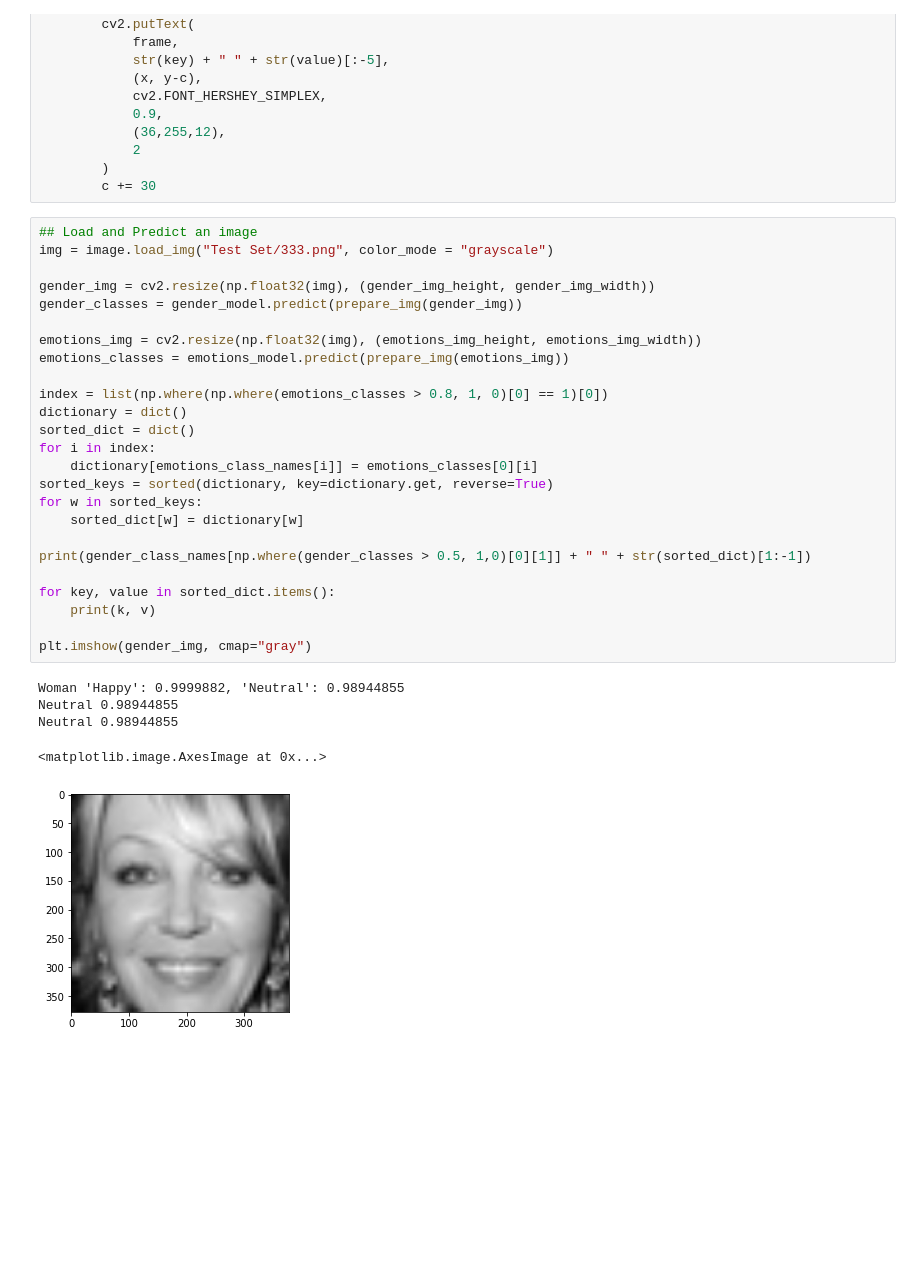
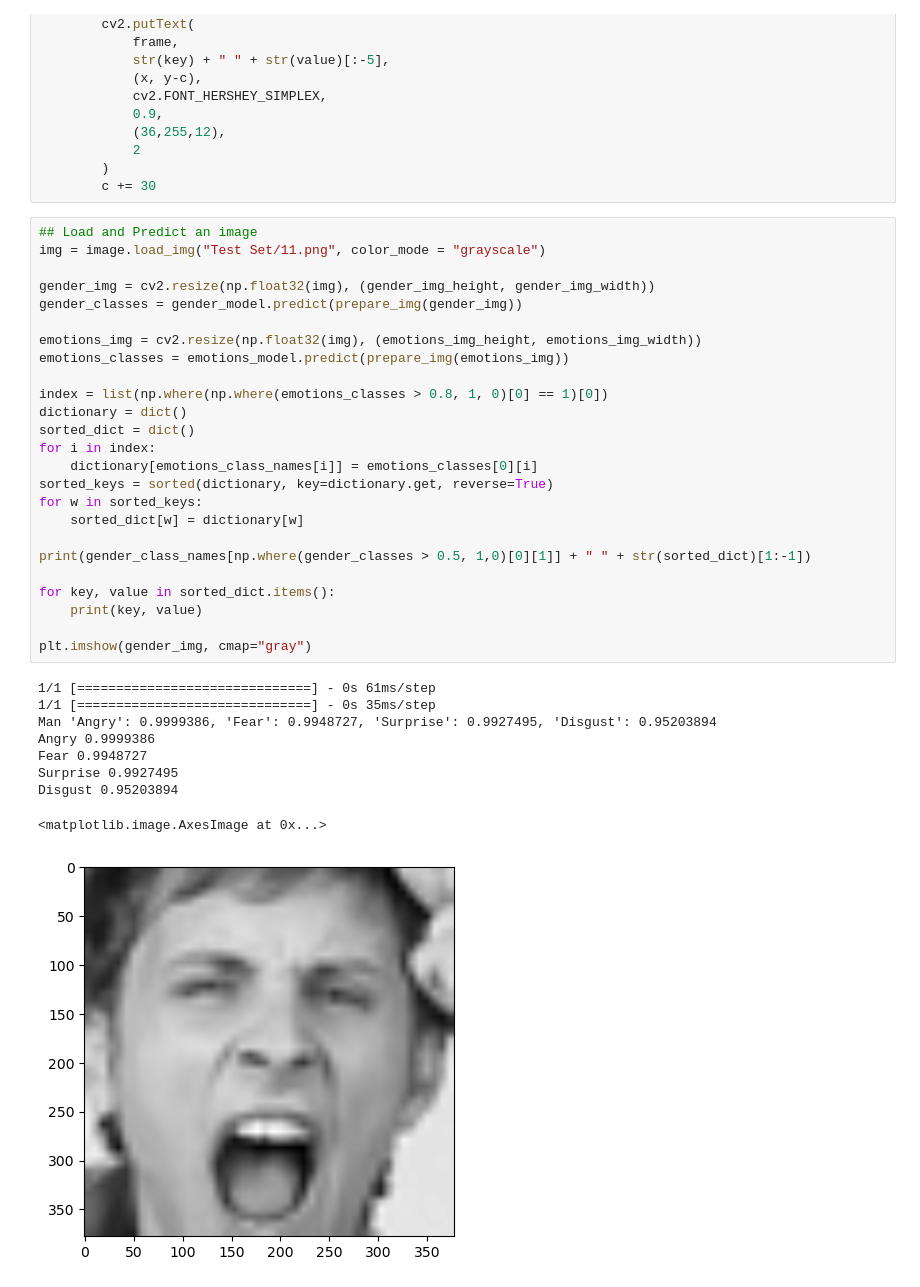
Before and after one commit to Piccio98/FER-and-GR-Project, a Jupyter notebook: VAR Project.ipynb, the cells around one changed output. Saved outputs shown, nothing was run; the diff lists cells and outputs as text; blank space fills up the shorter version.

```diff
--- a/VAR Project.ipynb
+++ b/VAR Project.ipynb
@@ -61,35 +61,39 @@ def write_on_box(frame, gender_class_names, gender_classes, x, y, h, sorted_dict
         c += 30
 # %%
 ## Load and Predict an image
-img = image.load_img("Test Set/333.png", color_mode = "grayscale")
+img = image.load_img("Test Set/11.png", color_mode = "grayscale")
 
 gender_img = cv2.resize(np.float32(img), (gender_img_height, gender_img_width))
 gender_classes = gender_model.predict(prepare_img(gender_img))
 
 emotions_img = cv2.resize(np.float32(img), (emotions_img_height, emotions_img_width))
 emotions_classes = emotions_model.predict(prepare_img(emotions_img))
 
 index = list(np.where(np.where(emotions_classes > 0.8, 1, 0)[0] == 1)[0])
 dictionary = dict()
 sorted_dict = dict()
 for i in index:
     dictionary[emotions_class_names[i]] = emotions_classes[0][i]
 sorted_keys = sorted(dictionary, key=dictionary.get, reverse=True)
 for w in sorted_keys:
     sorted_dict[w] = dictionary[w]
 
 print(gender_class_names[np.where(gender_classes > 0.5, 1,0)[0][1]] + " " + str(sorted_dict)[1:-1])
 
 for key, value in sorted_dict.items():
-    print(k, v)
+    print(key, value)
 
 plt.imshow(gender_img, cmap="gray")
 # %% [output]
-Woman 'Happy': 0.9999882, 'Neutral': 0.98944855
-Neutral 0.98944855
-Neutral 0.98944855
+1/1 [==============================] - 0s 61ms/step
+1/1 [==============================] - 0s 35ms/step
+Man 'Angry': 0.9999386, 'Fear': 0.9948727, 'Surprise': 0.9927495, 'Disgust': 0.95203894
+Angry 0.9999386
+Fear 0.9948727
+Surprise 0.9927495
+Disgust 0.95203894
 <matplotlib.image.AxesImage at 0x...>
-[figure, old version]
+[figure, new version]
 # %%
 img = cv2.imread("test.jpg")
 
```
Also changed, not shown: parts of 3 cells of this notebook.
